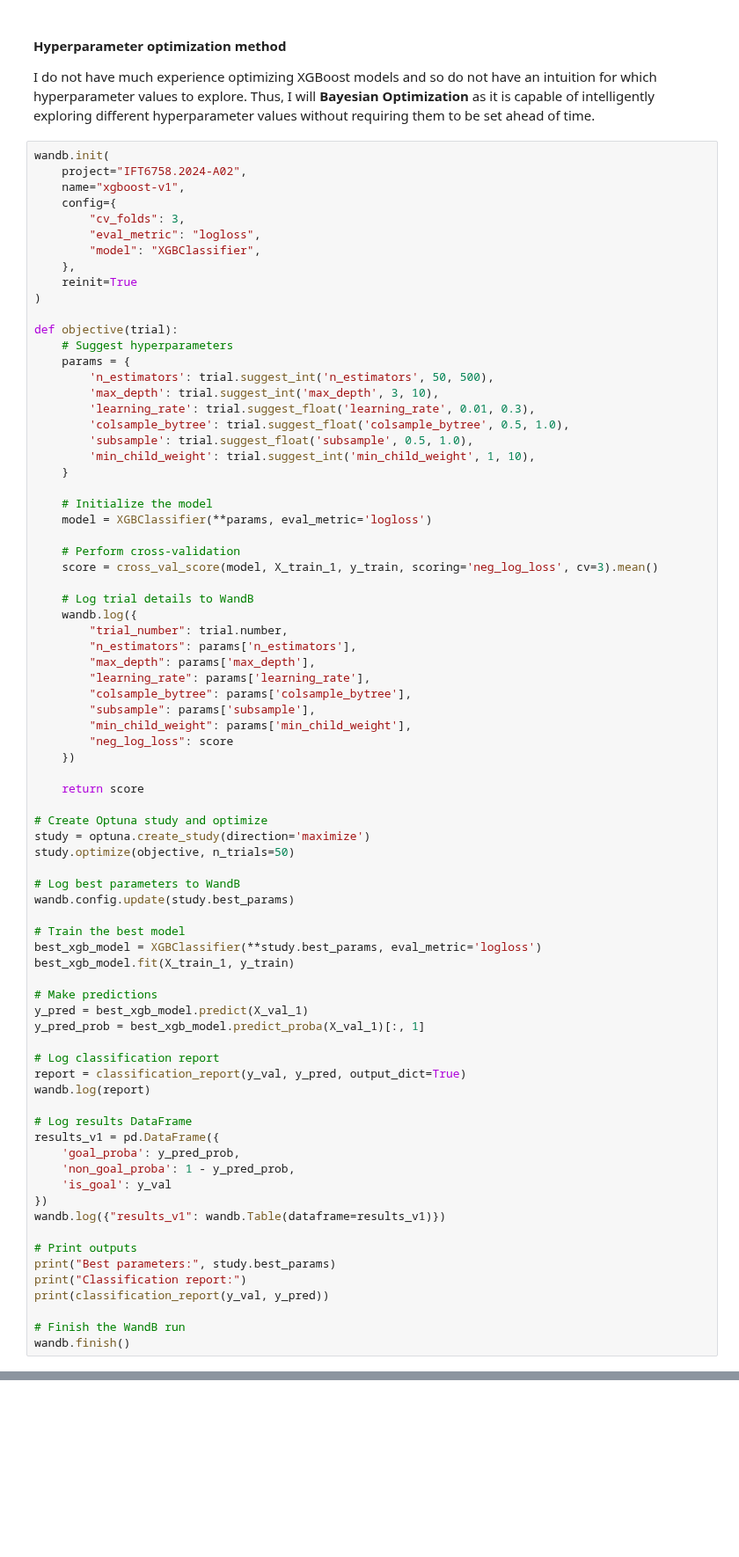
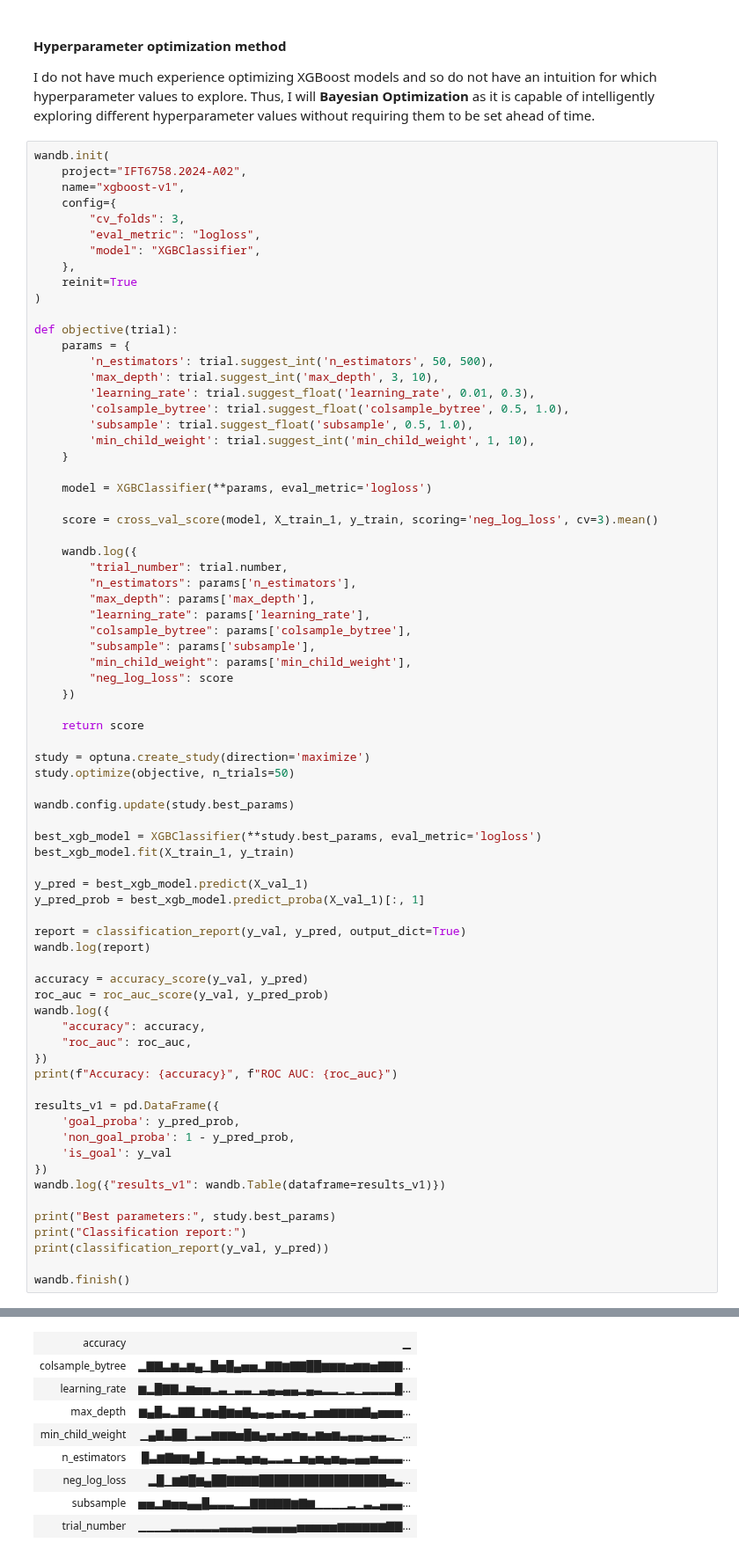
Before and after one commit to hypium/NHL_GoalPredictionApp, a Jupyter notebook: ift6758/models/xgboost.ipynb, the cells around one changed output, grey strips where cells are left out. Shown at 88% size. Saved outputs shown, nothing was run; the diff lists cells and outputs as text; blank space fills up the shorter version.

```diff
--- a/ift6758/models/xgboost.ipynb
+++ b/ift6758/models/xgboost.ipynb
@@ -197,7 +202,6 @@ wandb.init(
 )
 
 def objective(trial):
-    # Suggest hyperparameters
     params = {
         'n_estimators': trial.suggest_int('n_estimators', 50, 500),
         'max_depth': trial.suggest_int('max_depth', 3, 10),
@@ -207,13 +211,10 @@ def objective(trial):
         'min_child_weight': trial.suggest_int('min_child_weight', 1, 10),
     }
 
-    # Initialize the model
     model = XGBClassifier(**params, eval_metric='logloss')
 
-    # Perform cross-validation
     score = cross_val_score(model, X_train_1, y_train, scoring='neg_log_loss', cv=3).mean()
 
-    # Log trial details to WandB
     wandb.log({
         "trial_number": trial.number,
         "n_estimators": params['n_estimators'],
@@ -227,26 +228,28 @@ def objective(trial):
 
     return score
 
-# Create Optuna study and optimize
 study = optuna.create_study(direction='maximize')
 study.optimize(objective, n_trials=50)
 
-# Log best parameters to WandB
 wandb.config.update(study.best_params)
 
-# Train the best model
 best_xgb_model = XGBClassifier(**study.best_params, eval_metric='logloss')
 best_xgb_model.fit(X_train_1, y_train)
 
-# Make predictions
 y_pred = best_xgb_model.predict(X_val_1)
 y_pred_prob = best_xgb_model.predict_proba(X_val_1)[:, 1]
 
-# Log classification report
 report = classification_report(y_val, y_pred, output_dict=True)
 wandb.log(report)
 
-# Log results DataFrame
+accuracy = accuracy_score(y_val, y_pred)
+roc_auc = roc_auc_score(y_val, y_pred_prob)
+wandb.log({
+    "accuracy": accuracy,
+    "roc_auc": roc_auc,
+})
+print(f"Accuracy: {accuracy}", f"ROC AUC: {roc_auc}")
+
 results_v1 = pd.DataFrame({
     'goal_proba': y_pred_prob,
     'non_goal_proba': 1 - y_pred_prob,
@@ -254,10 +257,9 @@ results_v1 = pd.DataFrame({
 })
 wandb.log({"results_v1": wandb.Table(dataframe=results_v1)})
 
-# Print outputs
 print("Best parameters:", study.best_params)
 print("Classification report:")
 print(classification_report(y_val, y_pred))
 
-# Finish the WandB run
 wandb.finish()
+# %% [output]
@@ -263,0 +299,9 @@ wandb.finish()
+| accuracy | ▁ |
+| colsample_bytree | ▂▇▇▃▆▃▆▄▁█▅█▄▅▅▂▇▇▆▇▇██▆▆▆▅▆▆▅▇▇▇... |
+| learning_rate | ▆▂█▇▇▂▆▅▅▂▃▁▃▃▁▃▄▃▄▄▂▄▃▂▂▁▂▁▂▂▂▂█... |
+| max_depth | ▆▄█▃▂▇▇▁▆▅█▆▅▇▄▃▄▃▅▃▄▁▅▅▆▆▆▆▇▄▅▅▅... |
+| min_child_weight | ▁▄▇▃██▁▃▃▆▆▆▅█▆▄▅▃▅▆▅▃▆▅▆▃▄▄▃▄▄▂▁... |
+| n_estimators | █▃▆▇▆▆▄█▁▄▃▃▅▄▅▄▂▂▃▁▅▄▅▄▅▄▃▄▄▅▃▃▃... |
+| neg_log_loss | ▂█▁▆▇█▆▄██▇▇▇▇█████████████████▅▃... |
+| subsample | ▅▅▂▆▅▅▄▄█▃▃▃▂▂▇▇▇▇▇▆▇▆▁▁▁▁▂▁▃▂▄▄▄... |
+| trial_number | ▁▁▁▁▂▂▂▂▂▂▃▃▃▃▄▄▄▄▄▄▅▅▅▅▅▆▆▆▆▆▆▇▇... |
```
Also changed, not shown: parts of 15 cells of this notebook.
